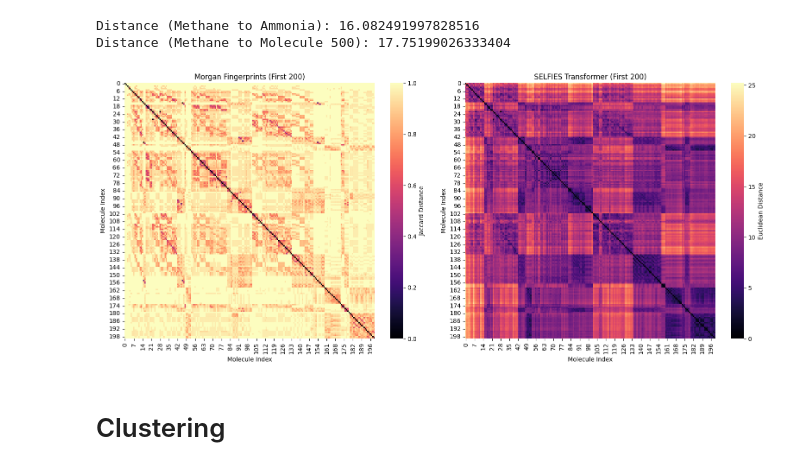
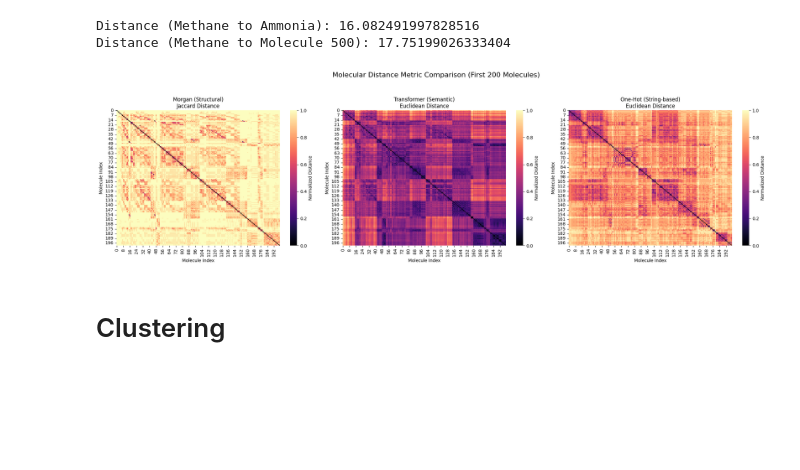
Before and after one commit to karlfindhansen/Non-Euclidean-Distances-in-Molecular-Representation, a Jupyter notebook: notebooks/QM9/euclidan_baselines.ipynb, the cells around one changed output. Saved outputs shown, nothing was run; the diff lists cells and outputs as text; code cells hidden in the pictures; blank space fills up the shorter version.

```diff
--- a/notebooks/QM9/euclidan_baselines.ipynb
+++ b/notebooks/QM9/euclidan_baselines.ipynb
@@ -19,5 +36,5 @@ qm9 = QM9Loader()
 # %% [markdown]
 # Morgan Fingerprints
 # %%
-df_morgan_fingerprint = qm9.get_morgan_fingerprints(radius=3, fp_size=2048)
+qm9.add_morgan_fingerprints(radius=3, fp_size=2048)
 # %% [output]
@@ -44,5 +75,6 @@ for _, ls in enumerate(df_morgan_list[0:4]):
 # %% [markdown]
 # Validate One-Hot and Transformer embeddings
 # %%
-df = qm9.get_selfies_embeddings()
+qm9.add_selfies_transformer()
+qm9.add_selfies_onehot()
 # %% [output]
@@ -188,5 +235,5 @@ def plot_distance_heatmaps(dist_morgan, dist_selfies, subset_size=100):
     plt.show()
 # %%
-distance_morgan = qm9.get_dist_matrix(distance_type='morgan')
+distance_morgan = qm9.get_distance_matrix(metric='morgan', dist_type='jaccard')
 distance_morgan
 # %% [output]
@@ -254,6 +302,6 @@ Match: True
 # %% [markdown]
 ## Selfies (Euclidian)
 # %%
-distance_selfies = qm9.get_dist_matrix(distance_type='selfies')
-distance_selfies
+distance_selfies_transformer = qm9.get_distance_matrix(metric='selfies_transformer', dist_type='euclidean')
+distance_selfies_one_hot = qm9.get_distance_matrix(metric='selfies_onehot', dist_type='euclidean')
 # %% [output]
@@ -321,8 +351,8 @@ print(f"Distance (Methane to Molecule 500): {dist_small_large}")
 Distance (Methane to Ammonia): 16.082491997828516
 Distance (Methane to Molecule 500): 17.75199026333404
 # %%
-plot_distance_heatmaps(distance_morgan, distance_selfies, subset_size=200)
+plot_distance_heatmaps(distance_morgan, distance_selfies_transformer, distance_selfies_one_hot, subset_size=200)
 # %% [output]
-[figure, old version]
+[figure, new version]
 # %% [markdown]
 # Clustering
```
Also changed, not shown: parts of 19 cells of this notebook, 21 other files.
